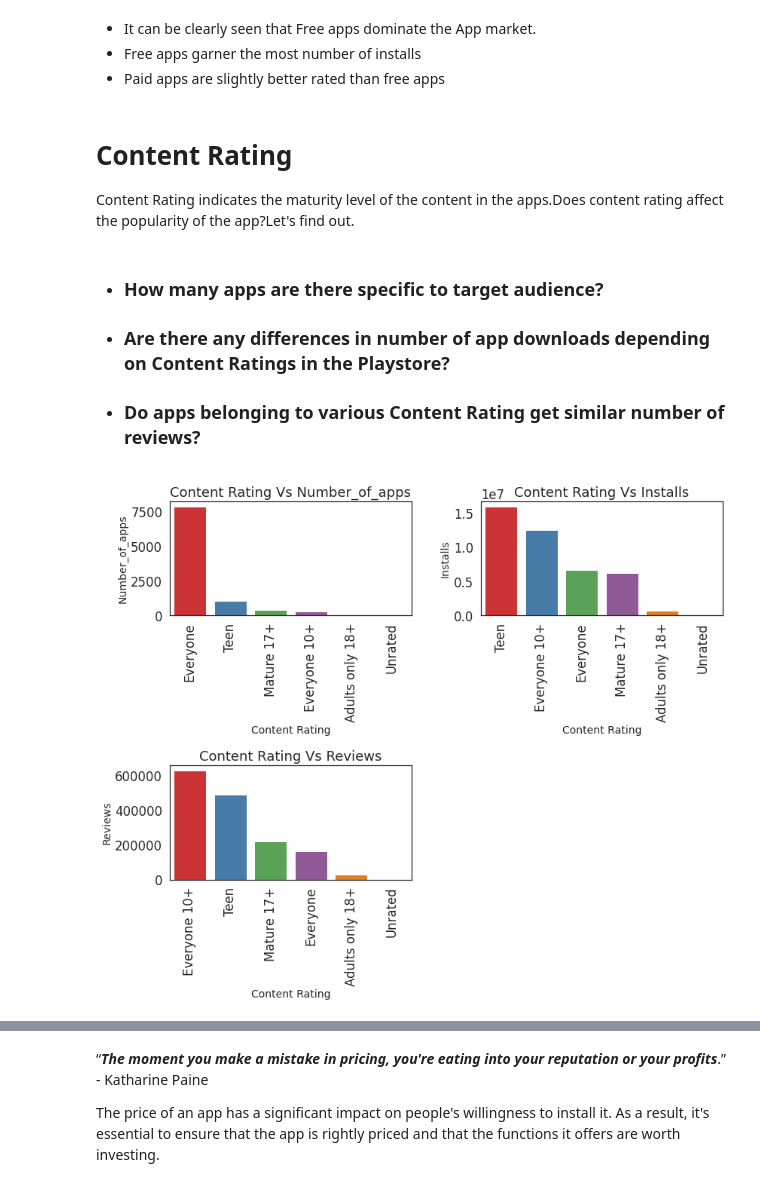
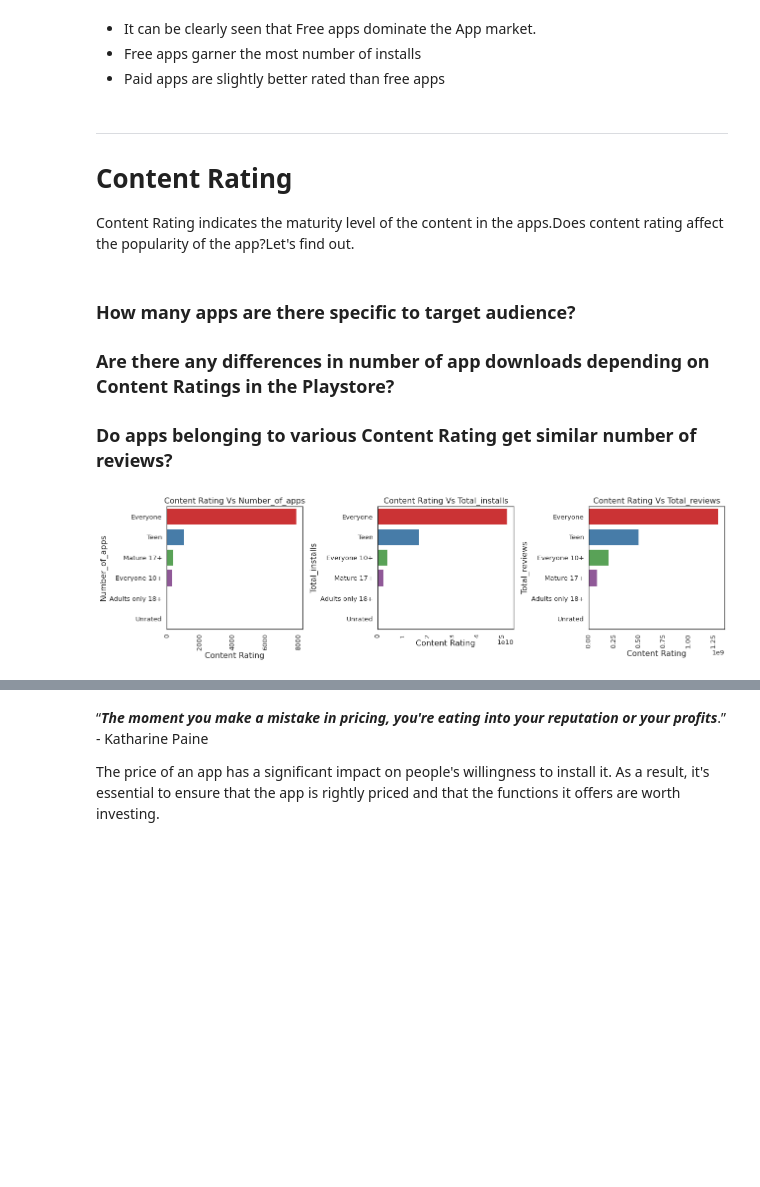
Before and after one commit to RadhikaRM/Playstore-Data-Analysis, a Jupyter notebook: PlayStore_EDA.ipynb, the cells around one changed output, grey strips where cells are left out. Drawn from its saved outputs; the diff is of its cells as text; code cells hidden in the pictures; blank space fills up the shorter version.

```diff
--- a/PlayStore_EDA.ipynb
+++ b/PlayStore_EDA.ipynb
@@ -556,6 +547,7 @@ PS_df['Size_group']=PS_df['Size'].apply(lambda x:size_group(x))
 # %%
 #Extracting year from 'Last Updated' column
 PS_df['Last_update_year']=PS_df['Last Updated'].apply(lambda x :x.year)
+PS_df['Last_update_month']=PS_df['Last Updated'].apply(lambda x :x.month)
 # %%
 #Log transformed Installs
 PS_df['log_installs']=np.log10(PS_df['Installs'])
@@ -678,10 +644,10 @@ def mislabelled(prev_category,list_genres,new_category,PS_df=PS_df):
 # %%
-PS_df=mislabelled('FAMILY',['Education' ],'EDUCATION')
+PS_df=mislabelled('FAMILY',['Education','Music' ],'EDUCATION')
 PS_df=mislabelled('FAMILY',['Art & Design' ],'ART_AND_DESIGN')
 PS_df=mislabelled('FAMILY',['Books & Reference' ],'BOOKS_AND_REFERENCE')
 PS_df=mislabelled('FAMILY',['Health & Fitness'],'HEALTH_AND_FITNESS')
 PS_df=mislabelled('FAMILY',['Communication' ],'COMMUNICATION')
-PS_df=mislabelled('FAMILY',['Entertainment','' ],'ENTERTAINMENT')
+PS_df=mislabelled('FAMILY',['Entertainment','Music & Audio' ],'ENTERTAINMENT')
 PS_df=mislabelled('FAMILY',['Lifestyle'],'LIFESTYLE')
 PS_df=mislabelled('FAMILY',['Video Players & Editors'],'VIDEO_PLAYERS')
 PS_df=mislabelled('FAMILY',['Puzzle', 'Casual', 'Simulation', 'Educational', 'Strategy',
@@ -689,7 +655,7 @@ PS_df=mislabelled('FAMILY',['Puzzle', 'Casual', 'Simulation', 'Educational', 'St
        'Trivia', 'Card', 'Adventure'],'GAME')
 # %%
 #Dropping unwanted columns
-PS_df.drop(columns=['Current Ver','Last Updated','Size'],axis=1,inplace=True)
+PS_df.drop(columns=['Current Ver','Last Updated'],axis=1,inplace=True)
 # %%
   PS_df[['Rating','Reviews','Installs','Price']].describe()
 # %% [output]
@@ -1048,27 +993,36 @@ plt.tight_layout()
 * Free apps garner the most number of installs
 * Paid apps are slightly better rated than free apps
 # %% [markdown]
+---
+
 # **Content Rating**
 
+
+
+
 Content Rating indicates the maturity level of the content in the apps.Does content rating affect the popularity of the app?Let's find out.
 # %% [markdown]
-*    ### **How many apps are there specific to target audience?**
-*   ### **Are there any differences in number of  app downloads depending on Content Ratings in the Playstore?**
-*   ### **Do apps belonging to various Content Rating get similar number of reviews?**
+###   **How many apps are there specific to target audience?**
+###  **Are there any differences in number of  app downloads depending on Content Ratings in the Playstore?**
+### **Do apps belonging to various Content Rating get similar number of reviews?**
 # %%
 #Barplot showing the number of apps,downloads,reviews received by apps of various Content Ratings
 
-content_df=PS_df.groupby(['Content Rating']).agg(Number_of_apps=('App','count'),Installs=('Installs','mean'),Reviews=('Reviews','mean'))
-list_=list(content_df.columns)
-fig = plt.figure(figsize=(12,10))
+content_df=PS_df.groupby(['Content Rating']).agg(Number_of_apps=('App','count'),Total_installs=('Installs','sum'),Total_reviews=('Reviews','sum')).reset_index()
+
+list_=['Number_of_apps','Total_installs','Total_reviews']
+fig = plt.figure(figsize=(18,5))
+sns.set(font_scale=1.2)
+sns.set_style('white')
+
 for i in range(0,3):
-  plt.subplot(2,2,i+1)
-  content_df.sort_values(list_[i],ascending=False,inplace=True)
-  sns.barplot(x=content_df.index,y=content_df[list_[i]],palette='Set1')
+  plt.subplot(1,3,i+1)
+  content_df.sort_values(by=list_[i],ascending=False,inplace=True)
+  sns.barplot(y='Content Rating',x=list_[i],data=content_df,palette='Set1')
+  plt.title('Content Rating Vs {}'.format(list_[i]),size=16)
   plt.xticks(rotation=90)
-  plt.title('Content Rating Vs {}'.format(list_[i]))
-  plt.ylabel(list_[i],size=14)
-  plt.xlabel('Content Rating',size=14)
+  plt.ylabel(list_[i],size=16)
+  plt.xlabel('Content Rating',size=16)
 plt.tight_layout()
 # %% [output]
-[figure, old version]
+[figure, new version]
```
Also changed, not shown: parts of 114 cells of this notebook.
